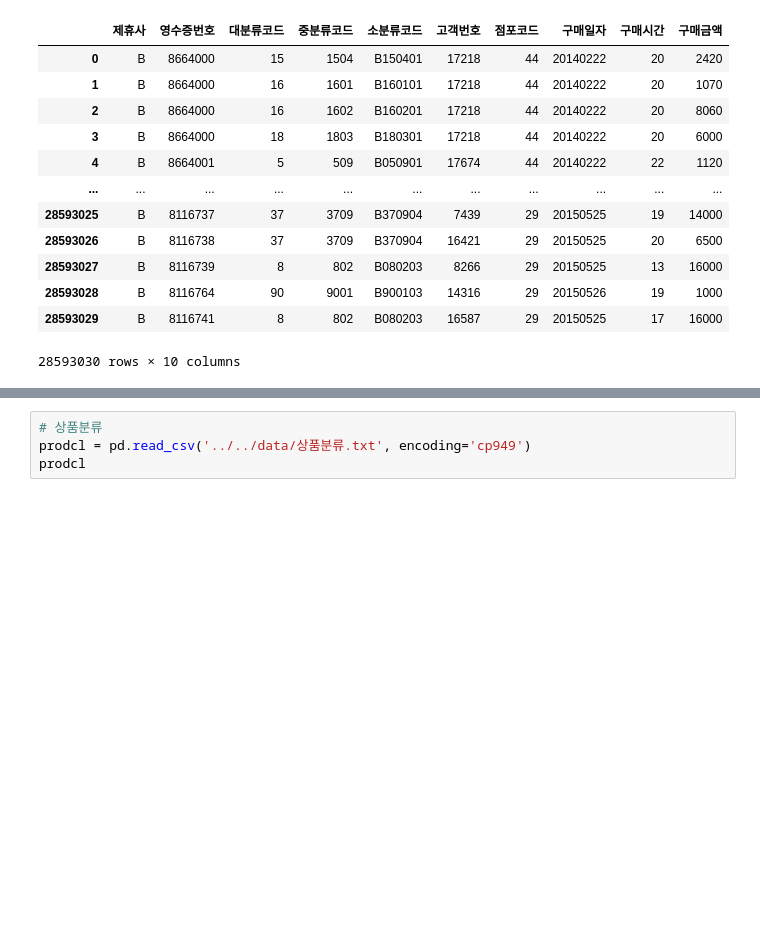
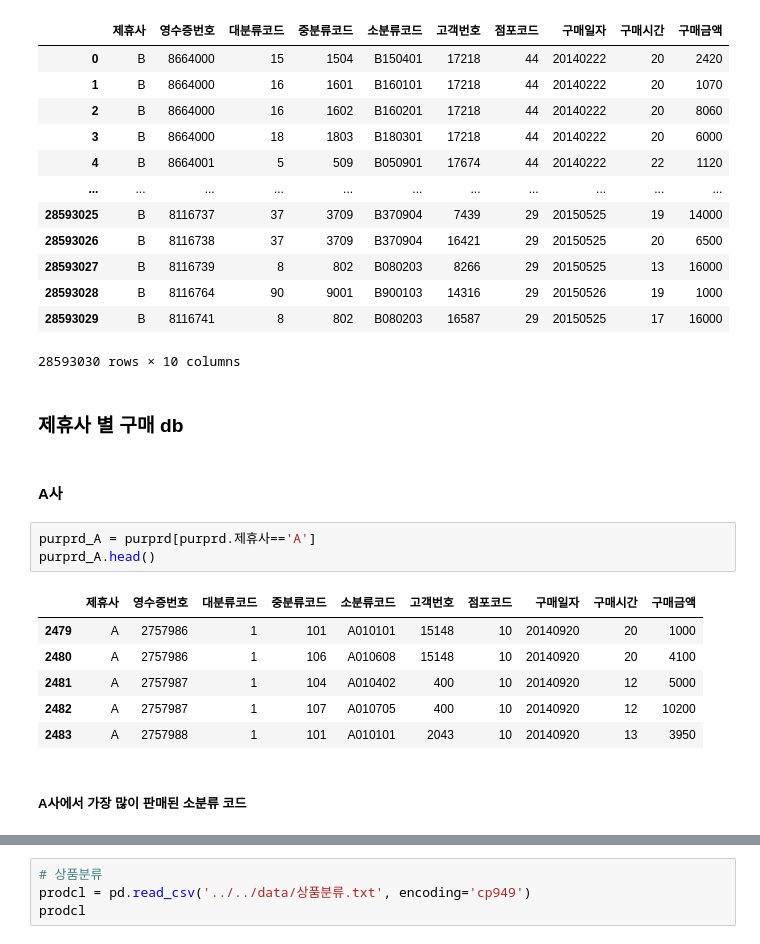
Before and after one commit to PKLH/cakd_LP, a Jupyter notebook: WorkSpace/Han/EDA.ipynb, the cells around one changed output, grey strips where cells are left out. Saved outputs shown, nothing was run; the diff lists cells and outputs as text; blank space fills up the shorter version.

```diff
--- a/WorkSpace/Han/EDA.ipynb
+++ b/WorkSpace/Han/EDA.ipynb
@@ -90,3 +250,19 @@ purprd
 | 28593028 | B | 8116764 | 90 | 9001 | B900103 | 14316 | 29 | 20150526 | 19 | 1000 |
 | 28593029 | B | 8116741 | 8 | 802 | B080203 | 16587 | 29 | 20150525 | 17 | 16000 |
 28593030 rows × 10 columns
+# %% [markdown]
+### 제휴사 별 구매 db
+# %% [markdown]
+#### A사
+# %%
+purprd_A = purprd[purprd.제휴사=='A']
+purprd_A.head()
+# %% [output]
+|  | 제휴사 | 영수증번호 | 대분류코드 | 중분류코드 | 소분류코드 | 고객번호 | 점포코드 | 구매일자 | 구매시간 | 구매금액 |
+| 2479 | A | 2757986 | 1 | 101 | A010101 | 15148 | 10 | 20140920 | 20 | 1000 |
+| 2480 | A | 2757986 | 1 | 106 | A010608 | 15148 | 10 | 20140920 | 20 | 4100 |
+| 2481 | A | 2757987 | 1 | 104 | A010402 | 400 | 10 | 20140920 | 12 | 5000 |
+| 2482 | A | 2757987 | 1 | 107 | A010705 | 400 | 10 | 20140920 | 12 | 10200 |
+| 2483 | A | 2757988 | 1 | 101 | A010101 | 2043 | 10 | 20140920 | 13 | 3950 |
+# %% [markdown]
+##### A사에서 가장 많이 판매된 소분류 코드
```
Also changed, not shown: parts of 109 cells of this notebook.
